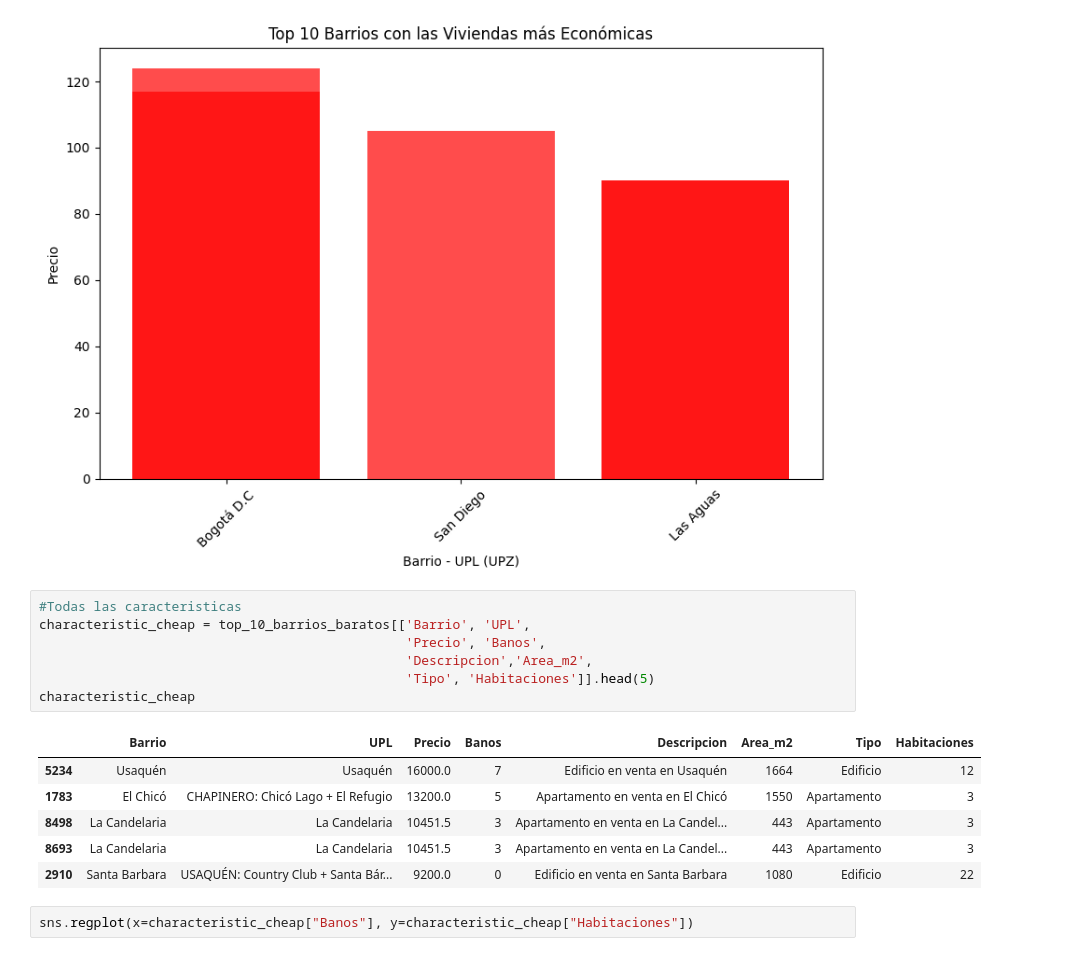
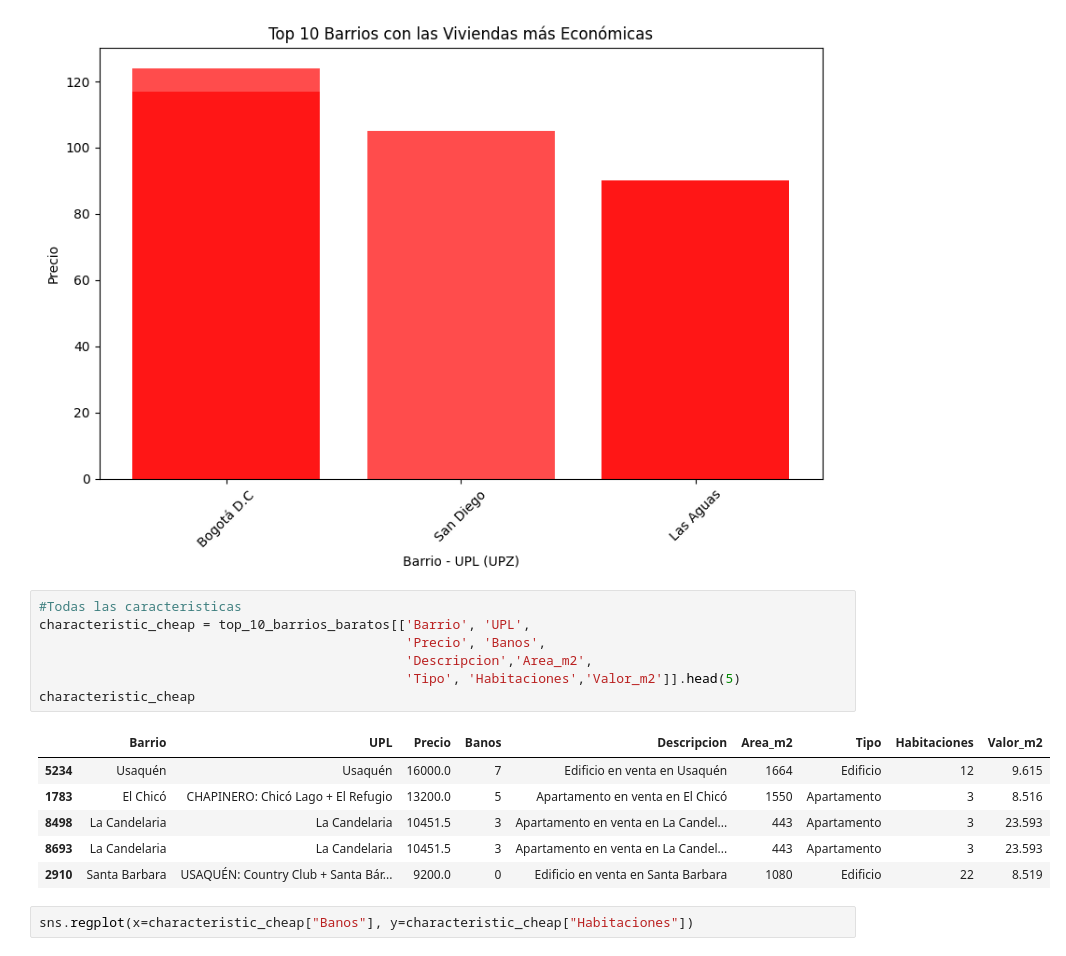
Before and after one commit to avanegasp/Proyecto_Final_Ucataluna, a Jupyter notebook: Proyecto_Final_UCataluña.ipynb, the cells around one changed output. Saved outputs shown, nothing was run; the diff lists cells and outputs as text.

```diff
--- a/Proyecto_Final_UCataluña.ipynb
+++ b/Proyecto_Final_UCataluña.ipynb
@@ -752,17 +834,17 @@ plt.show()
 # %%
 #Todas las caracteristicas
 characteristic_cheap = top_10_barrios_baratos[['Barrio', 'UPL',
                                                'Precio', 'Banos',
                                                'Descripcion','Area_m2',
-                                               'Tipo', 'Habitaciones']].head(5)
+                                               'Tipo', 'Habitaciones','Valor_m2']].head(5)
 characteristic_cheap
 # %% [output]
-|  | Barrio | UPL | Precio | Banos | Descripcion | Area_m2 | Tipo | Habitaciones |
-| 5234 | Usaquén | Usaquén | 16000.0 | 7 | Edificio en venta en Usaquén | 1664 | Edificio | 12 |
-| 1783 | El Chicó | CHAPINERO: Chicó Lago + El Refugio | 13200.0 | 5 | Apartamento en venta en El Chicó | 1550 | Apartamento | 3 |
-| 8498 | La Candelaria | La Candelaria | 10451.5 | 3 | Apartamento en venta en La Candel... | 443 | Apartamento | 3 |
-| 8693 | La Candelaria | La Candelaria | 10451.5 | 3 | Apartamento en venta en La Candel... | 443 | Apartamento | 3 |
-| 2910 | Santa Barbara | USAQUÉN: Country Club + Santa Bár... | 9200.0 | 0 | Edificio en venta en Santa Barbara | 1080 | Edificio | 22 |
+|  | Barrio | UPL | Precio | Banos | Descripcion | Area_m2 | Tipo | Habitaciones | Valor_m2 |
+| 5234 | Usaquén | Usaquén | 16000.0 | 7 | Edificio en venta en Usaquén | 1664 | Edificio | 12 | 9.615 |
+| 1783 | El Chicó | CHAPINERO: Chicó Lago + El Refugio | 13200.0 | 5 | Apartamento en venta en El Chicó | 1550 | Apartamento | 3 | 8.516 |
+| 8498 | La Candelaria | La Candelaria | 10451.5 | 3 | Apartamento en venta en La Candel... | 443 | Apartamento | 3 | 23.593 |
+| 8693 | La Candelaria | La Candelaria | 10451.5 | 3 | Apartamento en venta en La Candel... | 443 | Apartamento | 3 | 23.593 |
+| 2910 | Santa Barbara | USAQUÉN: Country Club + Santa Bár... | 9200.0 | 0 | Edificio en venta en Santa Barbara | 1080 | Edificio | 22 | 8.519 |
 # %%
 sns.regplot(x=characteristic_cheap["Banos"], y=characteristic_cheap["Habitaciones"])
 # %% [output]
```
Also changed, not shown: parts of 38 cells of this notebook.
